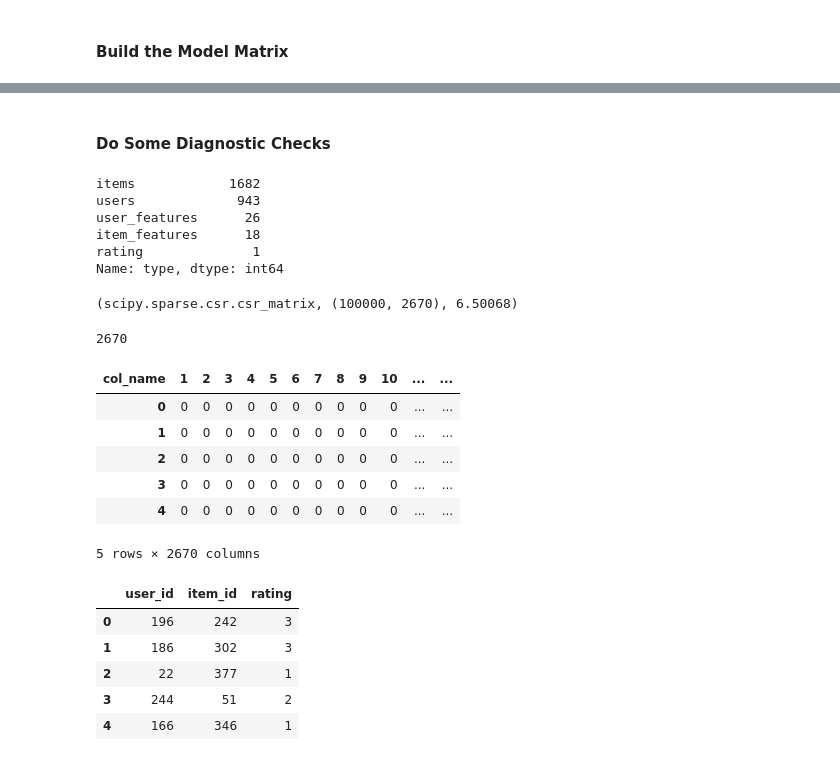
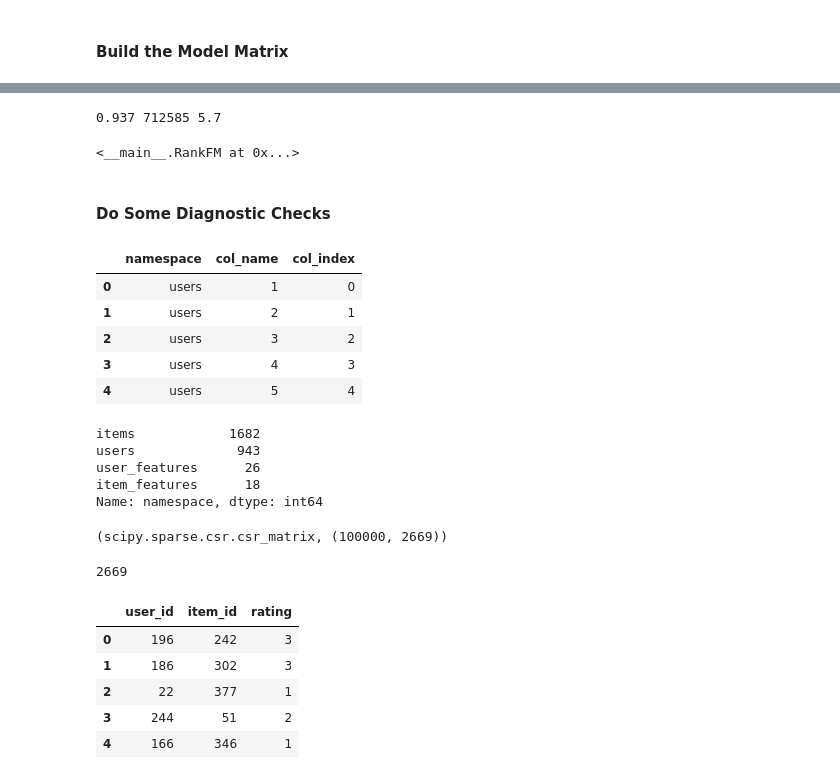
Before and after one commit to etlundquist/rankfm, a Jupyter notebook: notebooks/model-matrix.ipynb, the cells around one changed output, grey strips where cells are left out. Cells and saved outputs as stored; diff of their text form; code cells hidden in the pictures.

```diff
--- a/notebooks/model-matrix.ipynb
+++ b/notebooks/model-matrix.ipynb
@@ -183,0 +219,6 @@ all_cols, model_matrix = fit(interactions, users, items)
+# %%
+# 300 MS execution time
+rankfm.prepare_data(interactions, users, items)
+# %% [output]
+0.937 712585 5.7
+<__main__.RankFM at 0x...>
@@ -184,33 +229,30 @@ all_cols, model_matrix = fit(interactions, users, items)
 # %% [markdown]
 #### Do Some Diagnostic Checks
-# %%
-all_cols.type.value_counts()
-# %% [output]
-items            1682
-users             943
-user_features      26
-item_features      18
-rating              1
-Name: type, dtype: int64
+# %%
+column_index.head()
+# %% [output]
+|  | namespace | col_name | col_index |
+| 0 | users | 1 | 0 |
+| 1 | users | 2 | 1 |
+| 2 | users | 3 | 2 |
+| 3 | users | 4 | 3 |
+| 4 | users | 5 | 4 |
+# %%
+column_index.namespace.value_counts()
+# %% [output]
+items            1682
+users             943
+user_features      26
+item_features      18
+Name: namespace, dtype: int64
 # %%
-type(model_matrix), model_matrix.shape, model_matrix.data.nbytes / 1e6
+type(model_matrix), model_matrix.shape
 # %% [output]
-(scipy.sparse.csr.csr_matrix, (100000, 2670), 6.50068)
+(scipy.sparse.csr.csr_matrix, (100000, 2669))
 # %%
-users.shape[0] + items.shape[0] + (users.shape[1] - 1) + (items.shape[1] - 1) + 1
+users.shape[0] + items.shape[0] + (users.shape[1] - 1) + (items.shape[1] - 1)
 # %% [output]
-2670
+2669
-# %%
-mm_sample = pd.DataFrame(model_matrix[0:5].todense(), columns=all_cols.col_name)
-mm_sample.head()
-# %% [output]
-| col_name | 1 | 2 | 3 | 4 | 5 | 6 | 7 | 8 | 9 | 10 | ... | ... |
-| 0 | 0 | 0 | 0 | 0 | 0 | 0 | 0 | 0 | 0 | 0 | ... | ... |
-| 1 | 0 | 0 | 0 | 0 | 0 | 0 | 0 | 0 | 0 | 0 | ... | ... |
-| 2 | 0 | 0 | 0 | 0 | 0 | 0 | 0 | 0 | 0 | 0 | ... | ... |
-| 3 | 0 | 0 | 0 | 0 | 0 | 0 | 0 | 0 | 0 | 0 | ... | ... |
-| 4 | 0 | 0 | 0 | 0 | 0 | 0 | 0 | 0 | 0 | 0 | ... | ... |
-5 rows × 2670 columns
 # %%
 interactions.head()
 # %% [output]
```
Also changed, not shown: parts of 11 cells of this notebook, 1 other file.
